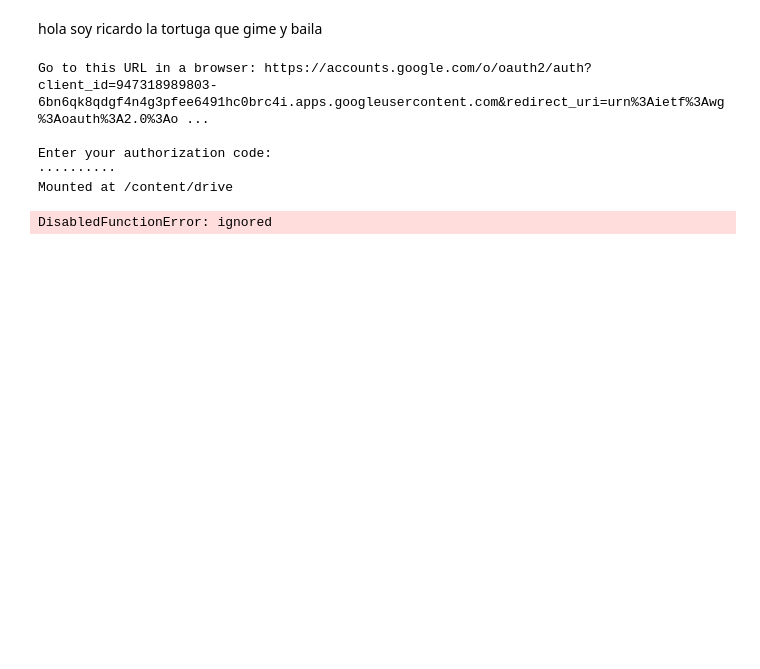
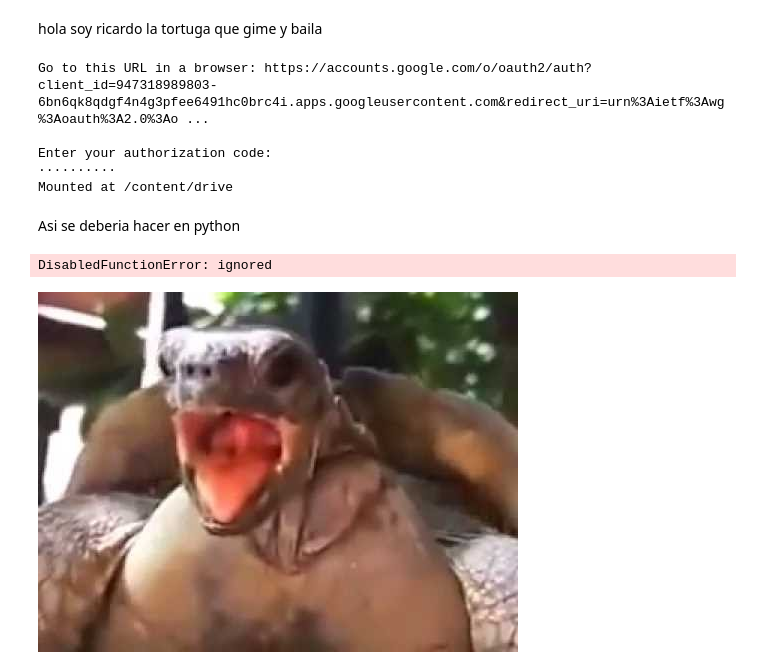
Before and after one commit to gabrielmercado90/PDI1, a Jupyter notebook: tortuga.ipynb, the cells around one changed output. Drawn from its saved outputs; the diff is of its cells as text; code cells hidden in the pictures; blank space fills up the shorter version.

```diff
--- a/tortuga.ipynb
+++ b/tortuga.ipynb
@@ -20,9 +20,17 @@ import cv2
 
 # graficar imagenes estaticas en el notebook
 %matplotlib inline
+# %% [markdown]
+Asi se deberia hacer en python
 # %%
 image = cv2.imread('/content/drive/My Drive/PDI/tortuga.jpg')
 cv2.imshow("Image", image)
 cv2.waitKey(0)
 # %% [output]
 DisabledFunctionError: ignored
+# %%
+from google.colab.patches import cv2_imshow
+img = cv2.imread('/content/drive/My Drive/PDI/tortuga.jpg', cv2.IMREAD_UNCHANGED)
+cv2_imshow(img)
+# %% [output]
+[figure, added]
```
Also changed, not shown: parts of 1 cell of this notebook.
